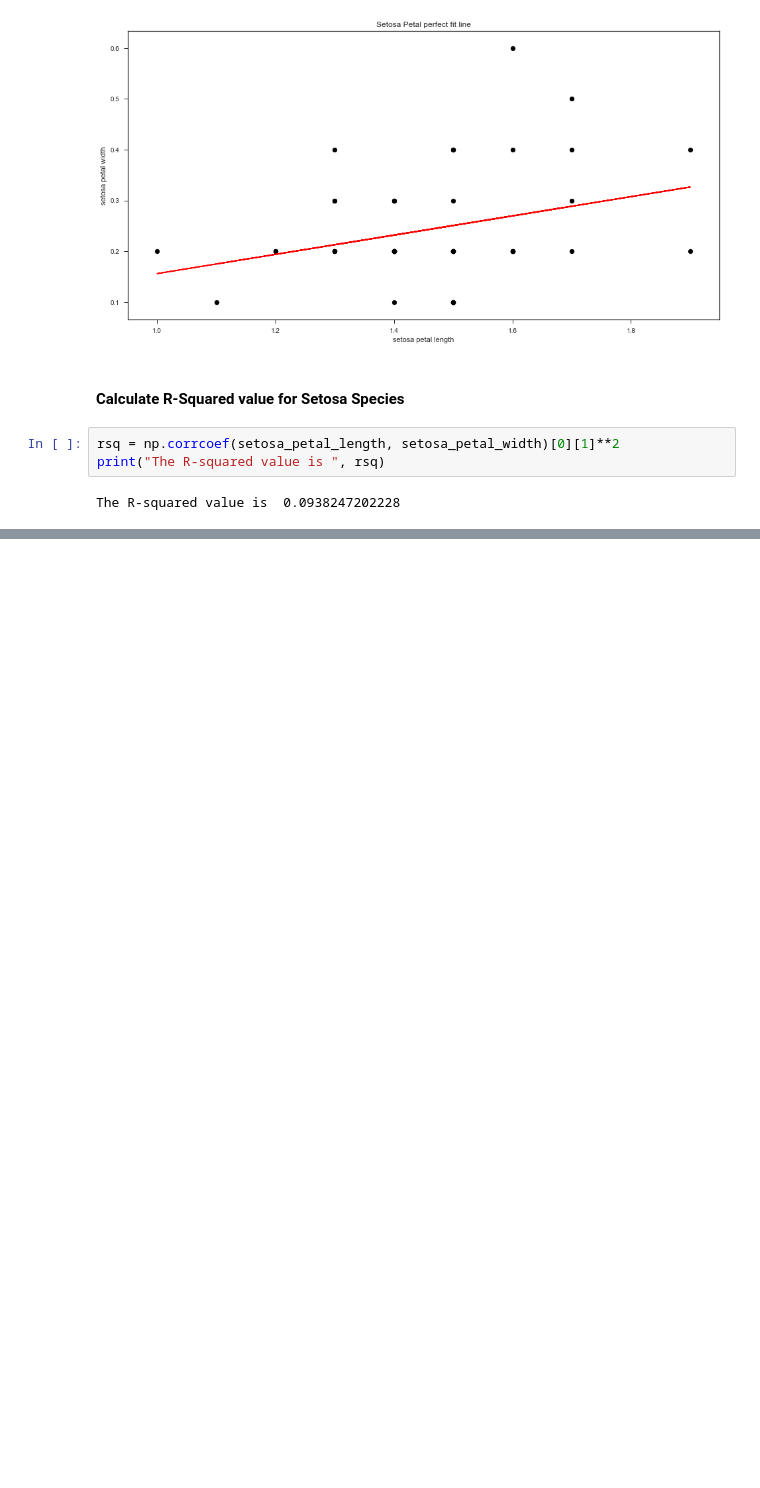
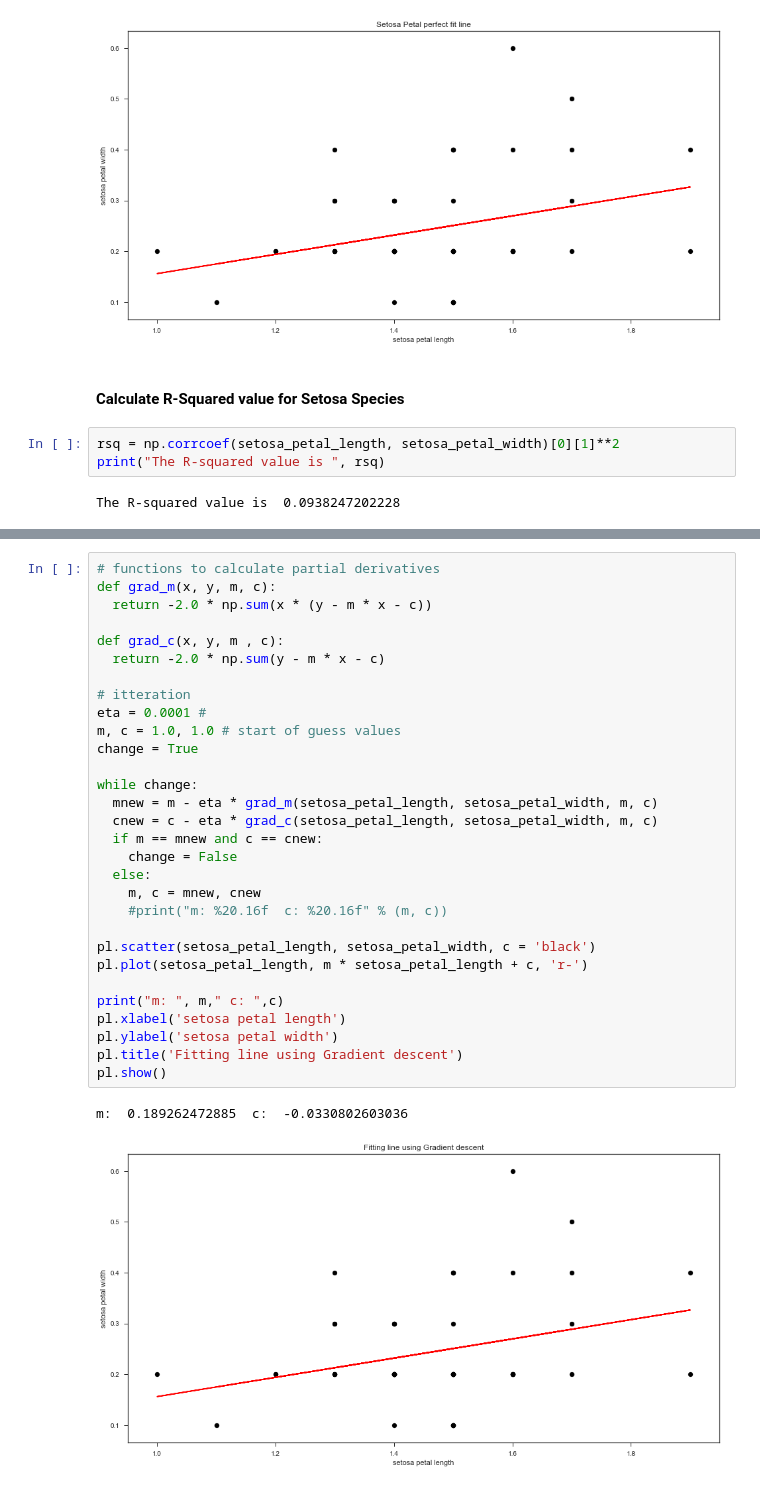
Before and after one commit to eduards-v/pyplot-numpy-problem-set, a Jupyter notebook: fishers-iris-data-set.ipynb, the cells around one changed output, grey strips where cells are left out. Saved outputs shown, nothing was run; the diff lists cells and outputs as text; blank space fills up the shorter version.

Commit message:
Finding best fit line using Gradient descent

```diff
--- a/fishers-iris-data-set.ipynb
+++ b/fishers-iris-data-set.ipynb
@@ -178,0 +188,33 @@ The R-squared value is  0.0938247202228
+# %%
+# functions to calculate partial derivatives
+def grad_m(x, y, m, c):
+  return -2.0 * np.sum(x * (y - m * x - c))
+
+def grad_c(x, y, m , c):
+  return -2.0 * np.sum(y - m * x - c)
+
+# itteration
+eta = 0.0001 #
+m, c = 1.0, 1.0 # start of guess values
+change = True
+
+while change:
+  mnew = m - eta * grad_m(setosa_petal_length, setosa_petal_width, m, c)
+  cnew = c - eta * grad_c(setosa_petal_length, setosa_petal_width, m, c)
+  if m == mnew and c == cnew:
+    change = False
+  else:
+    m, c = mnew, cnew
+    #print("m: %20.16f  c: %20.16f" % (m, c))
+
+pl.scatter(setosa_petal_length, setosa_petal_width, c = 'black')
+pl.plot(setosa_petal_length, m * setosa_petal_length + c, 'r-')
+
+print("m: ", m," c: ",c)
+pl.xlabel('setosa petal length')
+pl.ylabel('setosa petal width')
+pl.title('Fitting line using Gradient descent')
+pl.show()
+# %% [output]
+m:  0.189262472885  c:  -0.0330802603036
+[figure, added]
```
Also changed, not shown: parts of 1 cell of this notebook.
